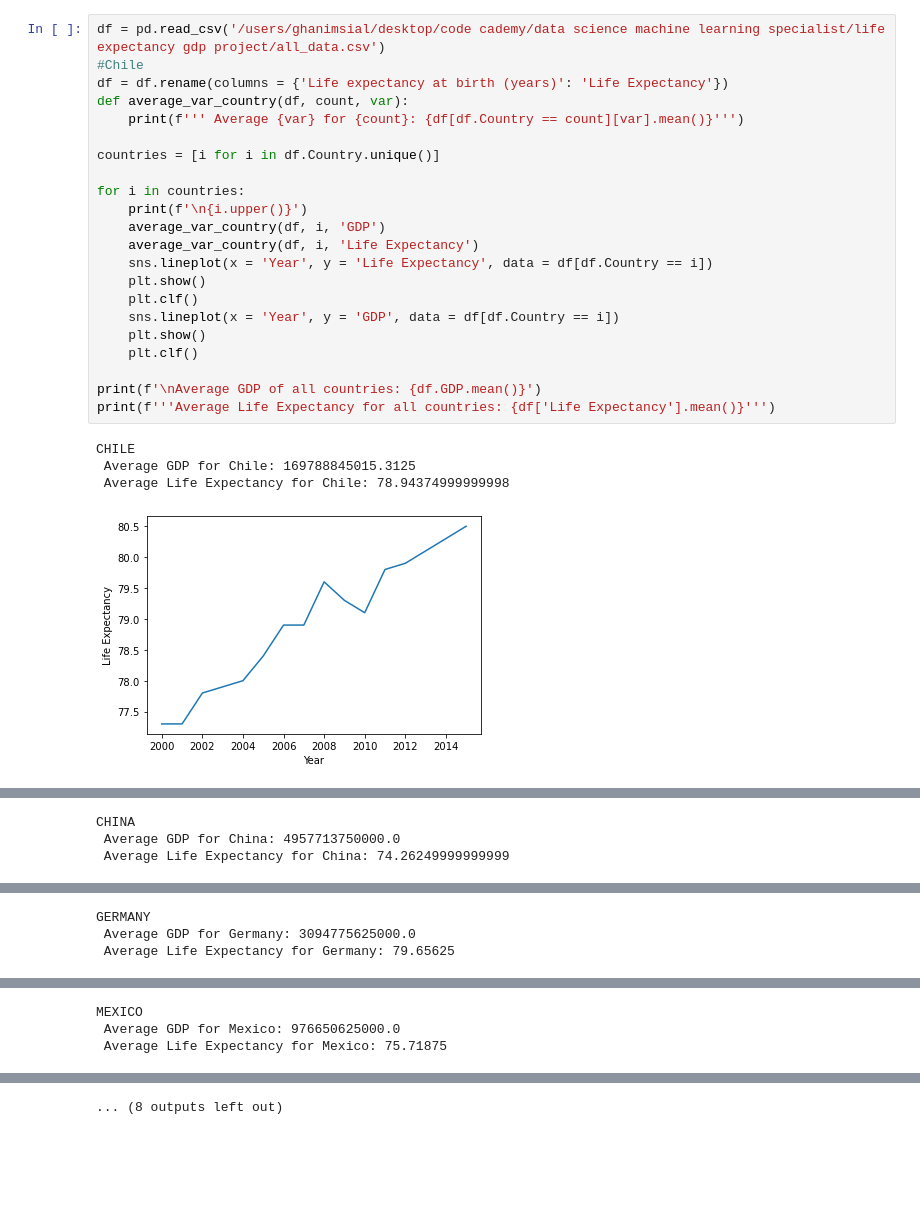
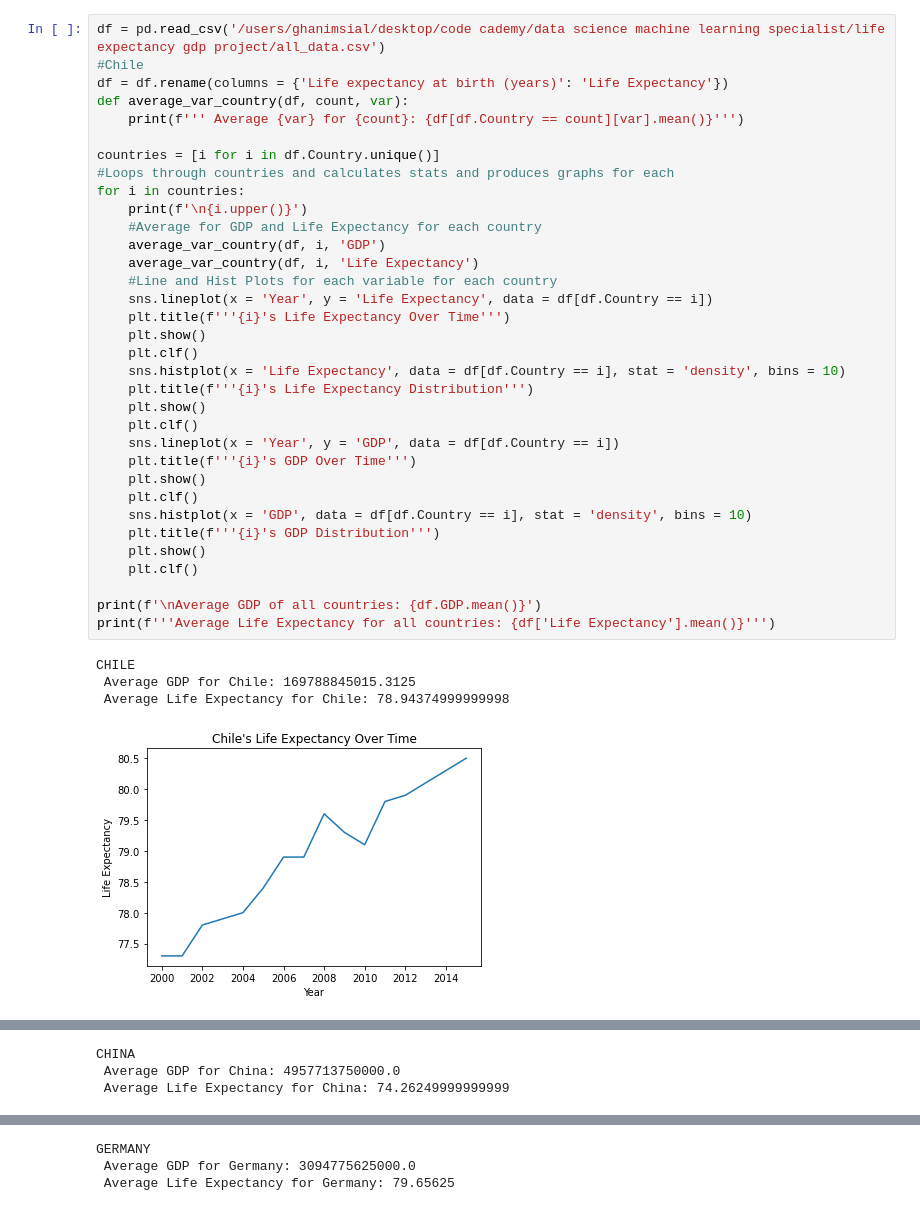
Before and after one commit to Gigabyte2408/life-expectancy-gdp-project, a Jupyter notebook: life_expectancy_gdp.ipynb, the cells around one changed output, grey strips where cells are left out. Saved outputs shown, nothing was run; the diff lists cells and outputs as text; blank space fills up the shorter version.

Commit message:
Histograms
Added functionality for histograms to see distribution of variables.

```diff
--- a/life_expectancy_gdp.ipynb
+++ b/life_expectancy_gdp.ipynb
@@ -16,27 +16,39 @@ import statsmodels.api as sm
 # %%
 df = pd.read_csv('/users/ghanimsial/desktop/code cademy/data science machine learning specialist/life expectancy gdp project/all_data.csv')
 #Chile
 df = df.rename(columns = {'Life expectancy at birth (years)': 'Life Expectancy'})
 def average_var_country(df, count, var):
     print(f''' Average {var} for {count}: {df[df.Country == count][var].mean()}''')
 
 countries = [i for i in df.Country.unique()]
-
+#Loops through countries and calculates stats and produces graphs for each
 for i in countries:
     print(f'\n{i.upper()}')
+    #Average for GDP and Life Expectancy for each country
     average_var_country(df, i, 'GDP')
     average_var_country(df, i, 'Life Expectancy')
+    #Line and Hist Plots for each variable for each country
     sns.lineplot(x = 'Year', y = 'Life Expectancy', data = df[df.Country == i])
+    plt.title(f'''{i}'s Life Expectancy Over Time''')
+    plt.show()
+    plt.clf()
+    sns.histplot(x = 'Life Expectancy', data = df[df.Country == i], stat = 'density', bins = 10)
+    plt.title(f'''{i}'s Life Expectancy Distribution''')
     plt.show()
     plt.clf()
     sns.lineplot(x = 'Year', y = 'GDP', data = df[df.Country == i])
+    plt.title(f'''{i}'s GDP Over Time''')
+    plt.show()
+    plt.clf()
+    sns.histplot(x = 'GDP', data = df[df.Country == i], stat = 'density', bins = 10)
+    plt.title(f'''{i}'s GDP Distribution''')
     plt.show()
     plt.clf()
 
 print(f'\nAverage GDP of all countries: {df.GDP.mean()}')
 print(f'''Average Life Expectancy for all countries: {df['Life Expectancy'].mean()}''')
 # %% [output]
 CHILE
  Average GDP for Chile: 169788845015.3125
  Average Life Expectancy for Chile: 78.94374999999998
-[figure, old version]
+[figure, new version]
@@ -44,3 +55,0 @@ CHILE
-CHINA
- Average GDP for China: 4957713750000.0
- Average Life Expectancy for China: 74.26249999999999
@@ -49,3 +58,3 @@ CHINA
-GERMANY
- Average GDP for Germany: 3094775625000.0
- Average Life Expectancy for Germany: 79.65625
+CHINA
+ Average GDP for China: 4957713750000.0
+ Average Life Expectancy for China: 74.26249999999999
@@ -54,3 +62,0 @@ GERMANY
-MEXICO
- Average GDP for Mexico: 976650625000.0
- Average Life Expectancy for Mexico: 75.71875
@@ -59 +65,3 @@ MEXICO
-... (8 outputs left out)
+GERMANY
+ Average GDP for Germany: 3094775625000.0
+ Average Life Expectancy for Germany: 79.65625
```
Also changed, not shown: parts of 2 cells of this notebook.
